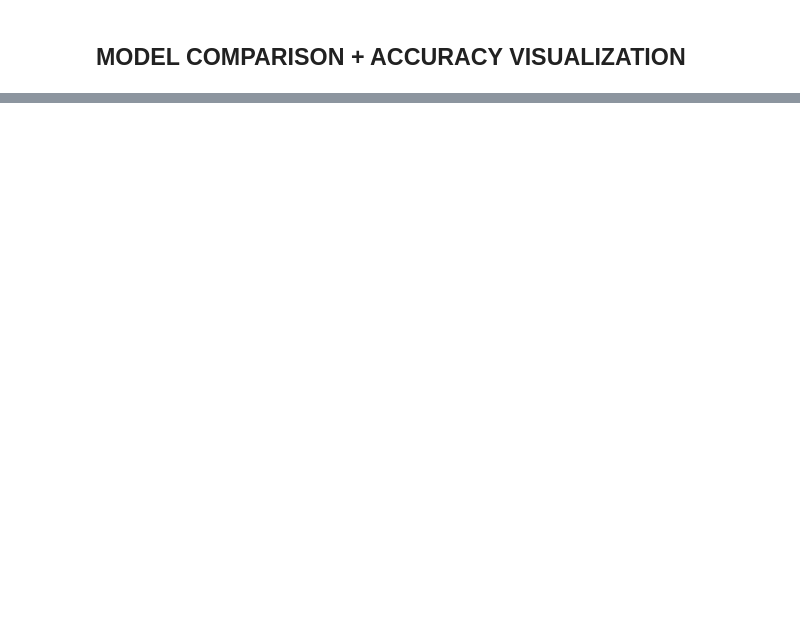
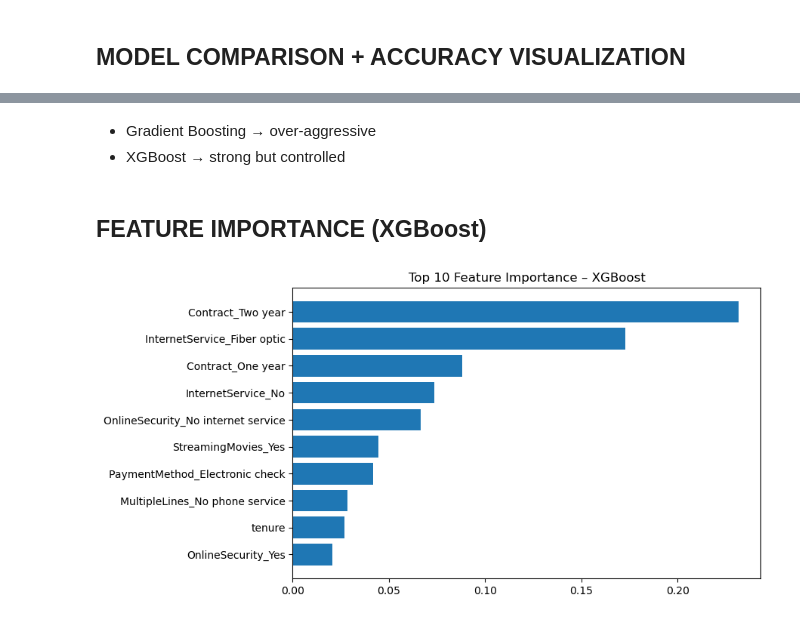
Before and after one commit to Alamin-refat/customer-churn-prediction, a Jupyter notebook: telco_churn.ipynb, the cells around one changed output, grey strips where cells are left out. Drawn from its saved outputs; the diff is of its cells as text; code cells hidden in the pictures; blank space fills up the shorter version.

```diff
--- a/telco_churn.ipynb
+++ b/telco_churn.ipynb
@@ -618,0 +671,24 @@ This ensures that most churn-prone customers are identified early for retention
+# %% [markdown]
+- Gradient Boosting → over-aggressive
+- XGBoost → strong but controlled
+# %% [markdown]
+## FEATURE IMPORTANCE (XGBoost)
+# %%
+import matplotlib.pyplot as plt
+import pandas as pd
+
+importance = xgb_model.feature_importances_
+features = X_train.columns
+
+imp_df = pd.DataFrame({
+    "Feature": features,
+    "Importance": importance
+}).sort_values(by="Importance", ascending=False).head(10)
+
+plt.figure(figsize=(8,5))
+plt.barh(imp_df["Feature"], imp_df["Importance"])
+plt.gca().invert_yaxis()
+plt.title("Top 10 Feature Importance – XGBoost")
+plt.show()
+# %% [output]
+[figure, added]
```
Also changed, not shown: parts of 15 cells of this notebook.
